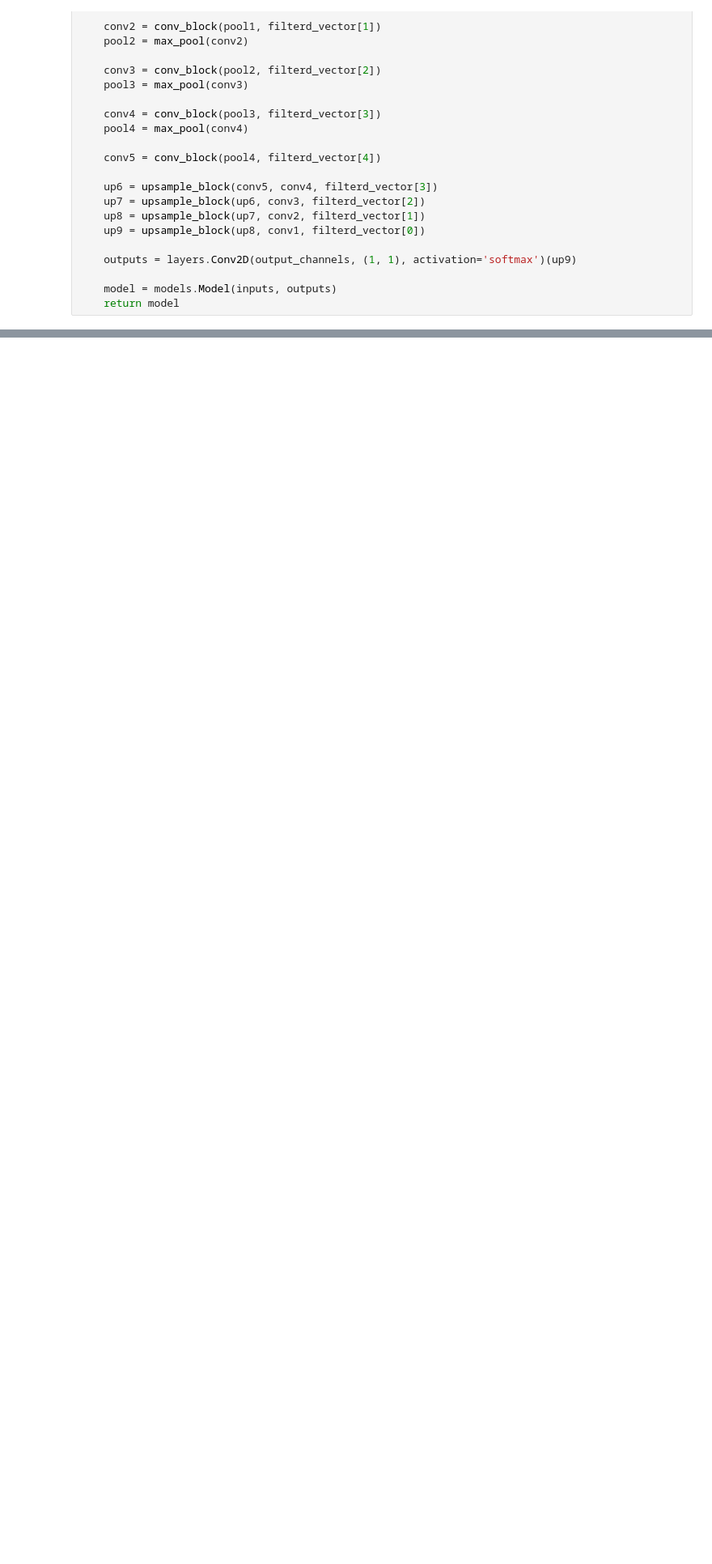
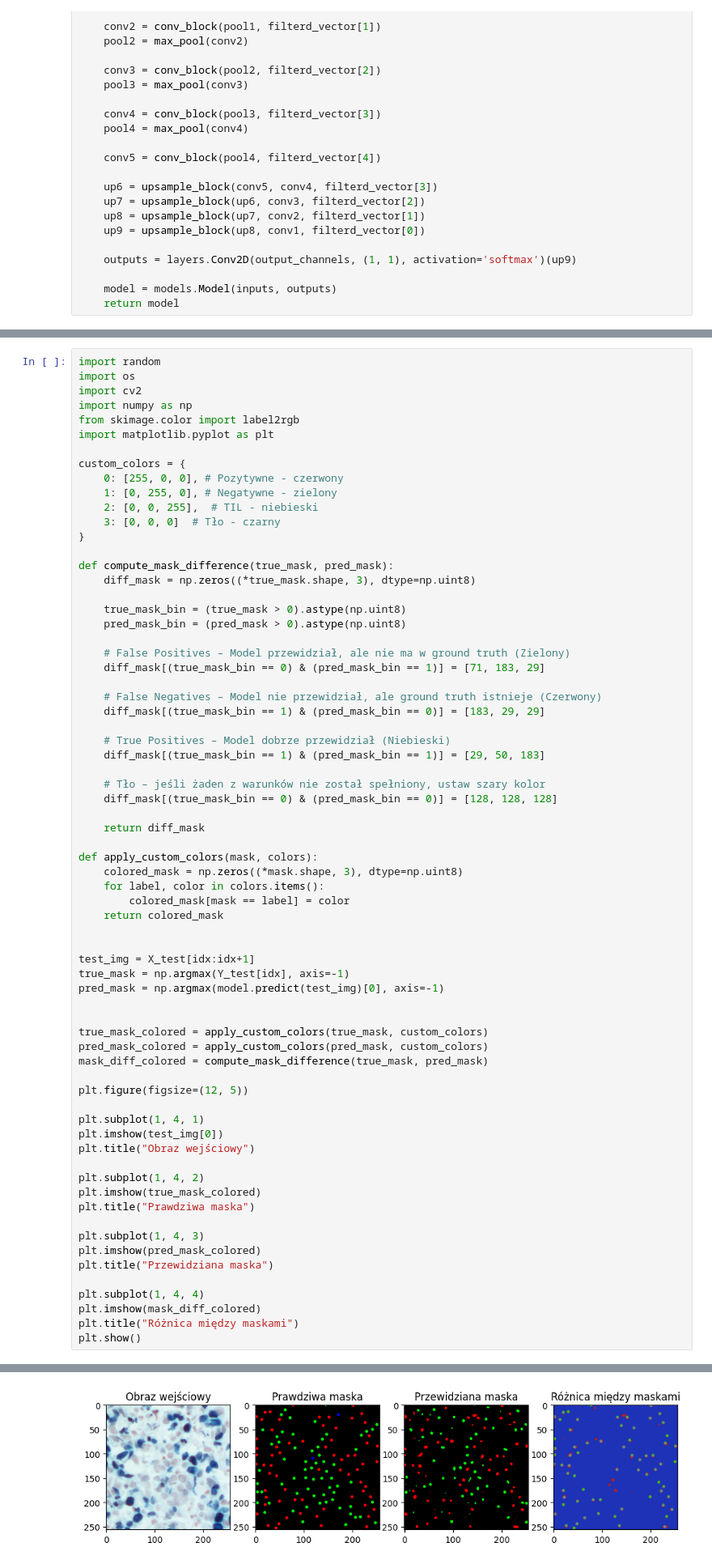
Before and after one commit to Bl4ckBend3r/Praca_Magisterska, a Jupyter notebook: unet.ipynb, the cells around one changed output, grey strips where cells are left out. Shown at 81% size. Saved outputs shown, nothing was run; the diff lists cells and outputs as text; blank space fills up the shorter version.

```diff
--- a/unet.ipynb
+++ b/unet.ipynb
@@ -235,0 +228,70 @@ plt.show()
+# %%
+import random
+import os
+import cv2
+import numpy as np
+from skimage.color import label2rgb
+import matplotlib.pyplot as plt
+
+custom_colors = {
+    0: [255, 0, 0], # Pozytywne - czerwony
+    1: [0, 255, 0], # Negatywne - zielony
+    2: [0, 0, 255],  # TIL - niebieski
+    3: [0, 0, 0]  # Tło - czarny
+}
+
+def compute_mask_difference(true_mask, pred_mask):
+    diff_mask = np.zeros((*true_mask.shape, 3), dtype=np.uint8)
+
+    true_mask_bin = (true_mask > 0).astype(np.uint8)
+    pred_mask_bin = (pred_mask > 0).astype(np.uint8)
+
+    # False Positives – Model przewidział, ale nie ma w ground truth (Zielony)
+    diff_mask[(true_mask_bin == 0) & (pred_mask_bin == 1)] = [71, 183, 29]
+
+    # False Negatives – Model nie przewidział, ale ground truth istnieje (Czerwony)
+    diff_mask[(true_mask_bin == 1) & (pred_mask_bin == 0)] = [183, 29, 29]
+
+    # True Positives – Model dobrze przewidział (Niebieski)
+    diff_mask[(true_mask_bin == 1) & (pred_mask_bin == 1)] = [29, 50, 183]
+
+    # Tło – jeśli żaden z warunków nie został spełniony, ustaw szary kolor
+    diff_mask[(true_mask_bin == 0) & (pred_mask_bin == 0)] = [128, 128, 128]
+
+    return diff_mask
+
+def apply_custom_colors(mask, colors):
+    colored_mask = np.zeros((*mask.shape, 3), dtype=np.uint8)
+    for label, color in colors.items():
+        colored_mask[mask == label] = color
+    return colored_mask
+
+
+test_img = X_test[idx:idx+1]
+true_mask = np.argmax(Y_test[idx], axis=-1)
+pred_mask = np.argmax(model.predict(test_img)[0], axis=-1)
+
+
+true_mask_colored = apply_custom_colors(true_mask, custom_colors)
+pred_mask_colored = apply_custom_colors(pred_mask, custom_colors)
+mask_diff_colored = compute_mask_difference(true_mask, pred_mask)
+
+plt.figure(figsize=(12, 5))
+
+plt.subplot(1, 4, 1)
+plt.imshow(test_img[0])
+plt.title("Obraz wejściowy")
+
+plt.subplot(1, 4, 2)
+plt.imshow(true_mask_colored)
+plt.title("Prawdziwa maska")
+
+plt.subplot(1, 4, 3)
+plt.imshow(pred_mask_colored)
+plt.title("Przewidziana maska")
+
+plt.subplot(1, 4, 4)
+plt.imshow(mask_diff_colored)
+plt.title("Różnica między maskami")
+plt.show()
+# %% [output]
@@ -235,0 +299 @@ plt.show()
+[figure, added]
```
Also changed, not shown: parts of 9 cells of this notebook.
